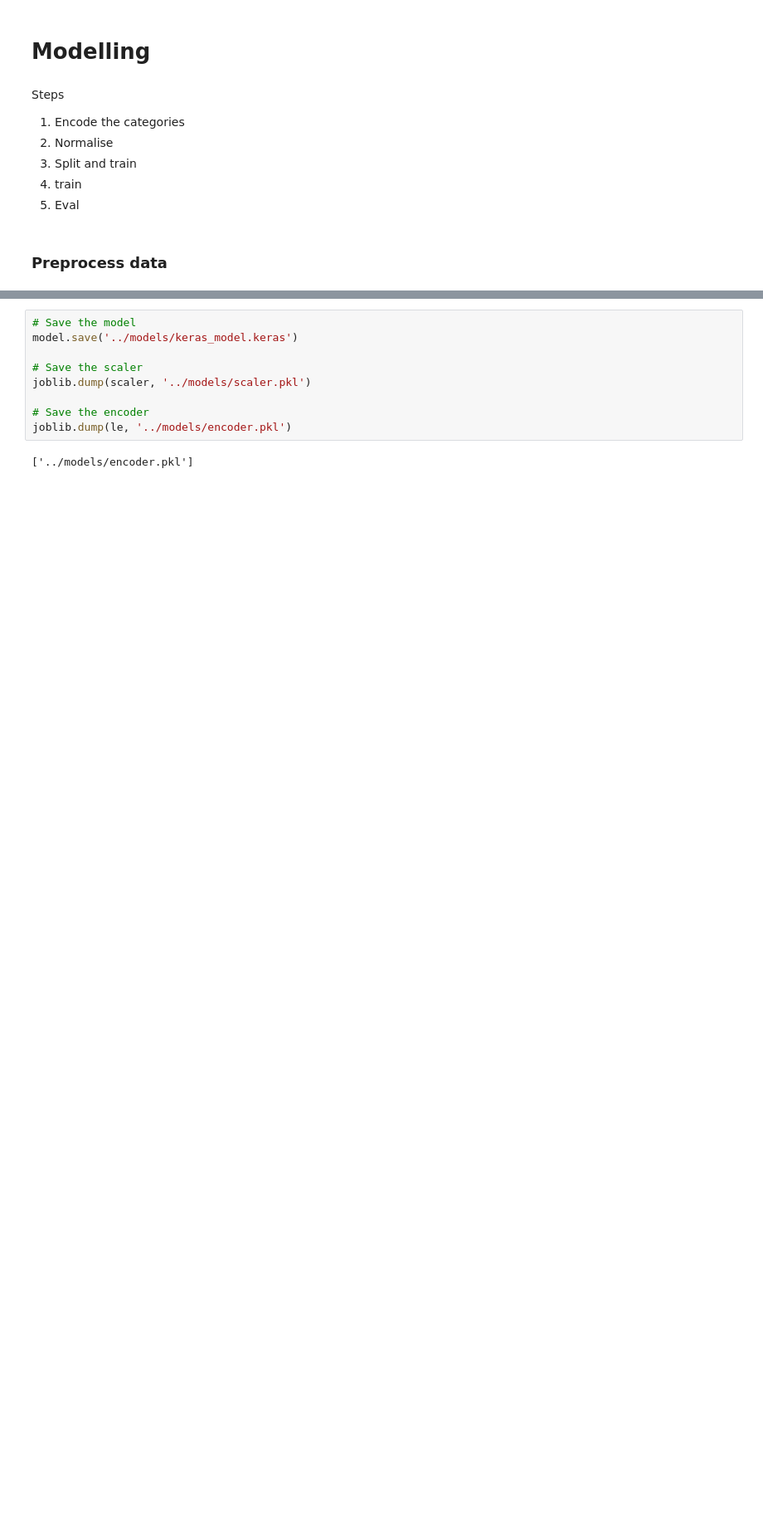
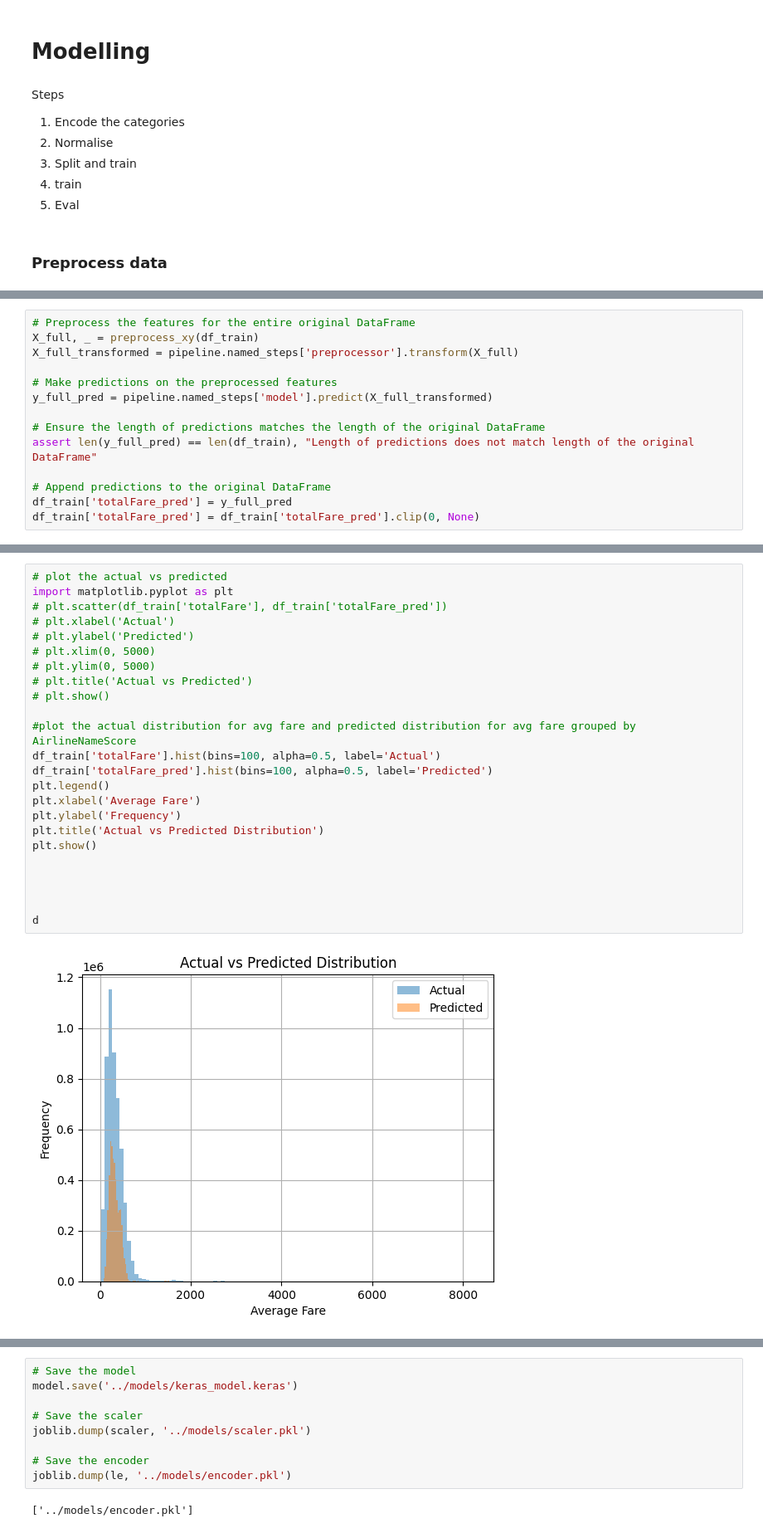
Before and after one commit to raym2828/adv_mla_at3_experimentation, a Jupyter notebook: notebooks/3_tsui_raymond_10701389_Model.ipynb, the cells around one changed output, grey strips where cells are left out. Shown at 83% size. Cells and saved outputs as stored; diff of their text form; blank space fills up the shorter version.

```diff
--- a/notebooks/3_tsui_raymond_10701389_Model.ipynb
+++ b/notebooks/3_tsui_raymond_10701389_Model.ipynb
@@ -103,0 +204,14 @@ X_test[scale_col] = scaler.transform(X_test[scale_col])
+# %%
+# Preprocess the features for the entire original DataFrame
+X_full, _ = preprocess_xy(df_train)
+X_full_transformed = pipeline.named_steps['preprocessor'].transform(X_full)
+
+# Make predictions on the preprocessed features
+y_full_pred = pipeline.named_steps['model'].predict(X_full_transformed)
+
+# Ensure the length of predictions matches the length of the original DataFrame
+assert len(y_full_pred) == len(df_train), "Length of predictions does not match length of the original DataFrame"
+
+# Append predictions to the original DataFrame
+df_train['totalFare_pred'] = y_full_pred
+df_train['totalFare_pred'] = df_train['totalFare_pred'].clip(0, None)
@@ -103,0 +220,26 @@ X_test[scale_col] = scaler.transform(X_test[scale_col])
+# %%
+# plot the actual vs predicted
+import matplotlib.pyplot as plt
+# plt.scatter(df_train['totalFare'], df_train['totalFare_pred'])
+# plt.xlabel('Actual')
+# plt.ylabel('Predicted')
+# plt.xlim(0, 5000)
+# plt.ylim(0, 5000)
+# plt.title('Actual vs Predicted')
+# plt.show()
+
+#plot the actual distribution for avg fare and predicted distribution for avg fare grouped by AirlineNameScore
+df_train['totalFare'].hist(bins=100, alpha=0.5, label='Actual')
+df_train['totalFare_pred'].hist(bins=100, alpha=0.5, label='Predicted')
+plt.legend()
+plt.xlabel('Average Fare')
+plt.ylabel('Frequency')
+plt.title('Actual vs Predicted Distribution')
+plt.show()
+
+
+
+
+d
+# %% [output]
+[figure, added]
```
Also changed, not shown: parts of 22 cells of this notebook, 4 other files.
